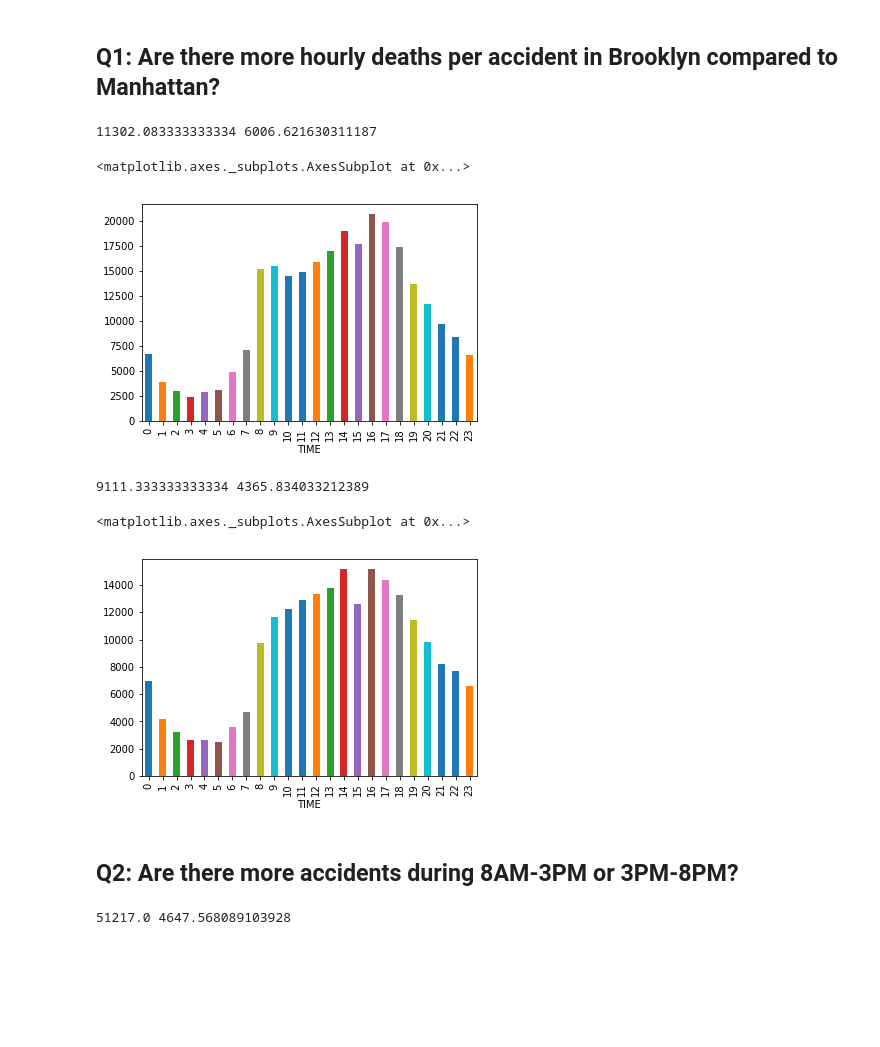
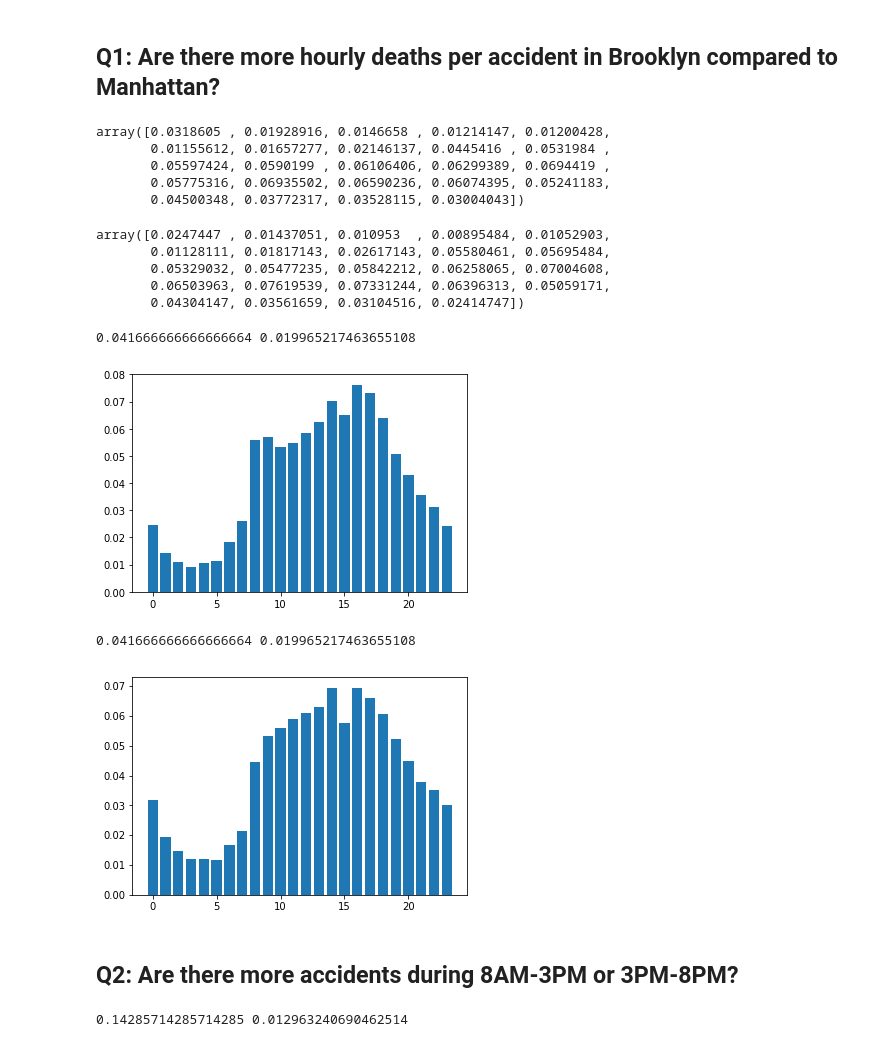
Before and after one commit to udacity/sapient-webinar, a Jupyter notebook: collisions.ipynb, the cells around one changed output. Cells and saved outputs as stored; diff of their text form; code cells hidden in the pictures; blank space fills up the shorter version.

```diff
--- a/collisions.ipynb
+++ b/collisions.ipynb
@@ -326,26 +326,44 @@ http://server.arcgisonline.com/ArcGIS/rest/services/ESRI_StreetMap_World_2D/MapS
 # %%
 borough_hourly_data = data.groupby(['BOROUGH',data.TIME.dt.hour]).size()
 # %%
-hist_bronx = borough_hourly_data['BROOKLYN'].sort_index()
-hist_manhattan = borough_hourly_data['MANHATTAN'].sort_index()
+accidents_bronx = borough_hourly_data['BROOKLYN'].sort_index().values
+accidents_bronx = accidents_bronx / accidents_bronx.sum()
+accidents_manhattan = borough_hourly_data['MANHATTAN'].sort_index().values
+accidents_manhattan = accidents_manhattan / accidents_manhattan.sum()
+# %%
+accidents_manhattan
+# %% [output]
+array([0.0318605 , 0.01928916, 0.0146658 , 0.01214147, 0.01200428,
+       0.01155612, 0.01657277, 0.02146137, 0.0445416 , 0.0531984 ,
+       0.05597424, 0.0590199 , 0.06106406, 0.06299389, 0.0694419 ,
+       0.05775316, 0.06935502, 0.06590236, 0.06074395, 0.05241183,
+       0.04500348, 0.03772317, 0.03528115, 0.03004043])
+# %%
+accidents_bronx
+# %% [output]
+array([0.0247447 , 0.01437051, 0.010953  , 0.00895484, 0.01052903,
+       0.01128111, 0.01817143, 0.02617143, 0.05580461, 0.05695484,
+       0.05329032, 0.05477235, 0.05842212, 0.06258065, 0.07004608,
+       0.06503963, 0.07619539, 0.07331244, 0.06396313, 0.05059171,
+       0.04304147, 0.03561659, 0.03104516, 0.02414747])
 # %%
-print(hist_bronx.values.mean(), hist_bronx.values.std())
+print(accidents_bronx.mean(), accidents_manhattan.std())
 # %% [output]
-11302.083333333334 6006.621630311187
+0.041666666666666664 0.019965217463655108
-# %%
-hist_bronx.plot(kind='bar')
-# %% [output]
-<matplotlib.axes._subplots.AxesSubplot at 0x...>
-[figure, removed]
+# %%
+plt.bar(x=range(len(accidents_bronx)),height=accidents_bronx)
+plt.show()
+# %% [output]
+[figure, added]
 # %%
-print(hist_manhattan.values.mean(), hist_manhattan.values.std())
+print(accidents_manhattan.mean(), accidents_manhattan.std())
 # %% [output]
-9111.333333333334 4365.834033212389
+0.041666666666666664 0.019965217463655108
-# %%
-hist_manhattan.plot(kind='bar')
-# %% [output]
-<matplotlib.axes._subplots.AxesSubplot at 0x...>
-[figure, removed]
+# %%
+plt.bar(x=range(len(accidents_manhattan)),height=accidents_manhattan)
+plt.show()
+# %% [output]
+[figure, added]
 # %% [markdown]
 ## Q2: Are there more accidents during 8AM-3PM or 3PM-8PM?
 # %%
@@ -356,4 +376,4 @@ night_accidents = data[night_time].TIME.dt.hour.value_counts().sort_index()
 # %%
-print(day_accidents.values.mean(), day_accidents.values.std())
+print(day_accidents.mean(), day_accidents.std())
 # %% [output]
-51217.0 4647.568089103928
+0.14285714285714285 0.012963240690462514
```
Also changed, not shown: parts of 12 cells of this notebook.
